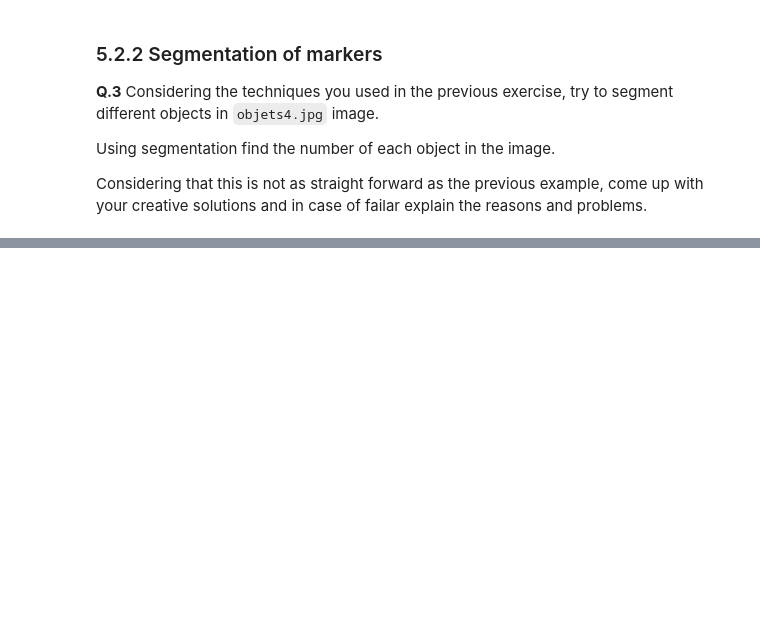
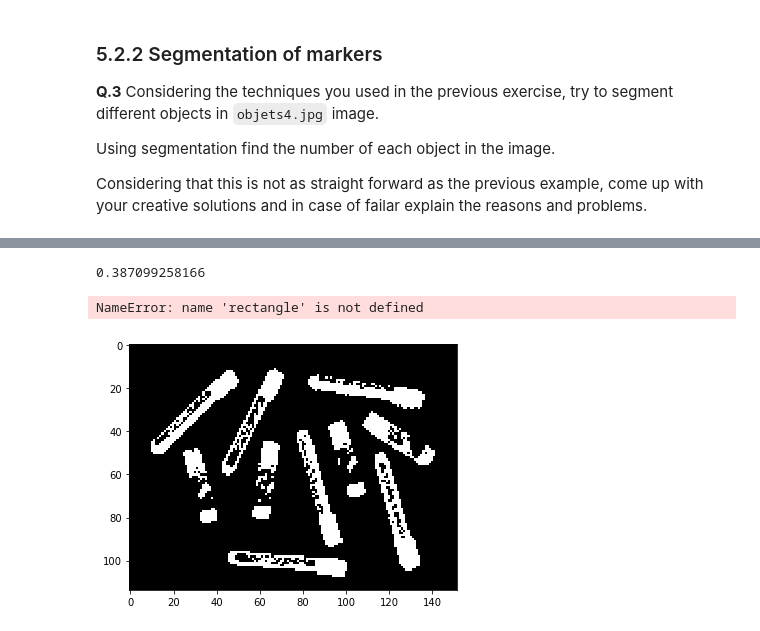
Before and after one commit to lilivalencia21/B31XB-IIP-TP-1718, a Jupyter notebook: 5-morpho-segmentation/5-morpho-segmentation.ipynb, the cells around one changed output, grey strips where cells are left out. Saved outputs shown, nothing was run; the diff lists cells and outputs as text; code cells hidden in the pictures; blank space fills up the shorter version.

```diff
--- a/5-morpho-segmentation/5-morpho-segmentation.ipynb
+++ b/5-morpho-segmentation/5-morpho-segmentation.ipynb
@@ -228,0 +250,17 @@ for idx_region, region in enumerate (regions):
+# %%
+from skimage.morphology import binary_dilation
+
+objects_grey = rgb2gray(objects_rescale)
+thresh = threshold_otsu(objects_grey)
+print(thresh)
+
+#binary = objects_grey < thresh
+#io.imshow(binary, cmap=plt.cm.gray)
+
+#image_d = morphology.binary_dilation(binary, selem = rectangle(10,5))
+plt.figure()
+io.imshow(image_d)
+# %% [output]
+0.387099258166
+NameError: name 'rectangle' is not defined
+[figure, added]
```
Also changed, not shown: parts of 9 cells of this notebook.
